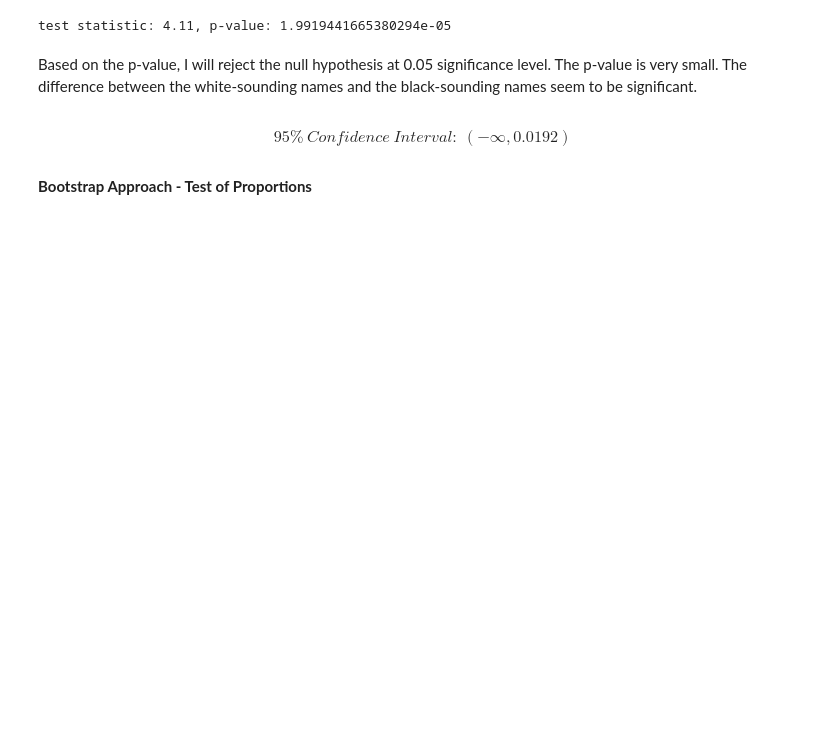
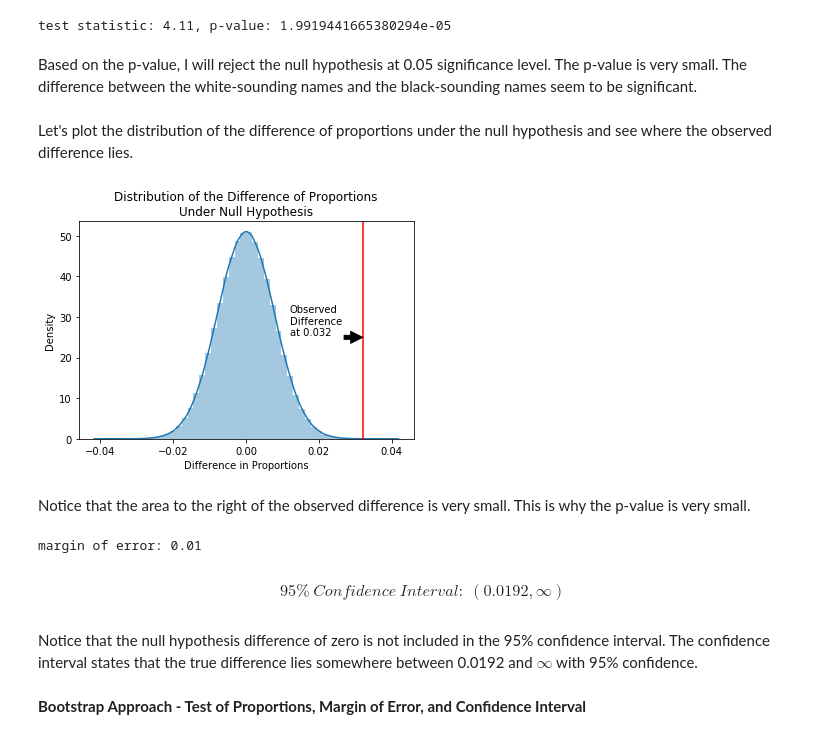
Before and after one commit to danielhanbitlee/Springboard, a Jupyter notebook: eda_projects/eda_racial_discrimination_job_market.ipynb, the cells around one changed output. Cells and saved outputs as stored; diff of their text form; code cells hidden in the pictures; blank space fills up the shorter version.

```diff
--- a/eda_projects/eda_racial_discrimination_job_market.ipynb
+++ b/eda_projects/eda_racial_discrimination_job_market.ipynb
@@ -167,6 +172,25 @@ print('test statistic: {}, p-value: {}'.format(round(z, 2), p_value))
 test statistic: 4.11, p-value: 1.9919441665380294e-05
 # %% [markdown]
 Based on the p-value, I will reject the null hypothesis at 0.05 significance level. The p-value is very small. The difference between the white-sounding names and the black-sounding names seem to be significant.
+# %% [markdown]
+Let's plot the distribution of the difference of proportions under the null hypothesis and see where the observed difference lies.
+# %%
+# Distribution under null hypothesis
+null_dist = np.random.normal(loc = 0, scale = se, size = 1000000)
+_ = sns.distplot(null_dist, norm_hist = True)
+_ = plt.axvline(x=empirical_diff_proportions, color = 'red')
+_ = plt.title('Distribution of the Difference of Proportions\nUnder Null Hypothesis')
+_ = plt.xlabel('Difference in Proportions')
+_ = plt.ylabel('Density')
+_ = plt.annotate('Observed\nDifference\nat {}'.format(round(empirical_diff_proportions, 3)),
+                 xy = (empirical_diff_proportions, 25),
+                 xytext = (empirical_diff_proportions - 0.02, 25.5),
+                 arrowprops = dict(facecolor = 'black'))
+plt.show()
+# %% [output]
+[figure, added]
+# %% [markdown]
+Notice that the area to the right of the observed difference is very small. This is why the p-value is very small.
 # %%
 # 95% CI using z-distribution
 z_statistic = norm.ppf(q = 0.95)
@@ -176,8 +200,12 @@ margin_of_error = z_statistic * np.sqrt(p_w * (1 - p_w) / n_w + p_b * (1 - p_b)
 margin_of_error
 # 95% CI
 conf_95 = empirical_diff_proportions - margin_of_error
-display(Math(r'95\%\:Confidence\:Interval:\:(-\infty, {})'.format(round(conf_95, 4))))
+print('margin of error: {}'.format(round(margin_of_error, 2)))
+display(Math(r'95\%\:Confidence\:Interval:\:({}, \infty)'.format(round(conf_95, 4))))
 # %% [output]
+margin of error: 0.01
-$$95\%\:Confidence\:Interval:\:(-\infty, 0.0192)$$
+$$95\%\:Confidence\:Interval:\:(0.0192, \infty)$$
+# %% [markdown]
+Notice that the null hypothesis difference of zero is not included in the 95% confidence interval. The confidence interval states that the true difference lies somewhere between 0.0192 and $\infty$ with 95% confidence.
 # %% [markdown]
-**Bootstrap Approach - Test of Proportions**
+**Bootstrap Approach - Test of Proportions, Margin of Error, and Confidence Interval**
```
Also changed, not shown: parts of 30 cells of this notebook.
